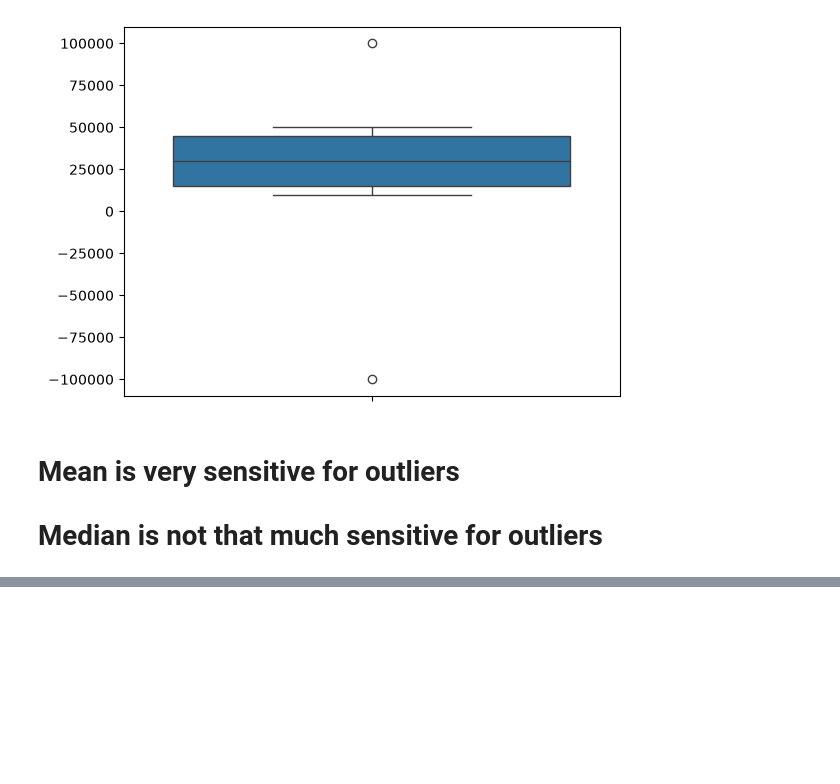
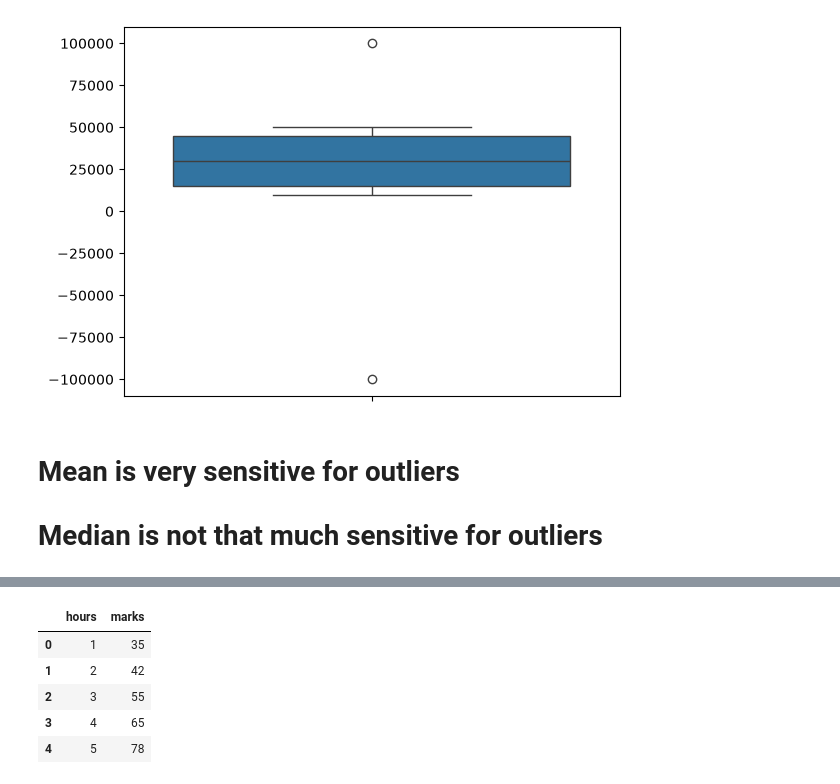
Before and after one commit to AmitKumarPrasad1846/Complete_AI_ML_challenge, a Jupyter notebook: 06_statistics/statistics_day_3.ipynb, the cells around one changed output, grey strips where cells are left out. Saved outputs shown, nothing was run; the diff lists cells and outputs as text; code cells hidden in the pictures; blank space fills up the shorter version.

```diff
--- a/06_statistics/statistics_day_3.ipynb
+++ b/06_statistics/statistics_day_3.ipynb
@@ -86,0 +159,15 @@ sns.boxplot(salary)
+# %%
+import pandas as pd
+
+data={'hours':[1,2,3,4,5],
+       'marks':[35,42,55,65,78]}
+
+df=pd.DataFrame(data)
+df
+# %% [output]
+|  | hours | marks |
+| 0 | 1 | 35 |
+| 1 | 2 | 42 |
+| 2 | 3 | 55 |
+| 3 | 4 | 65 |
+| 4 | 5 | 78 |
```
Also changed, not shown: parts of 8 cells of this notebook.
